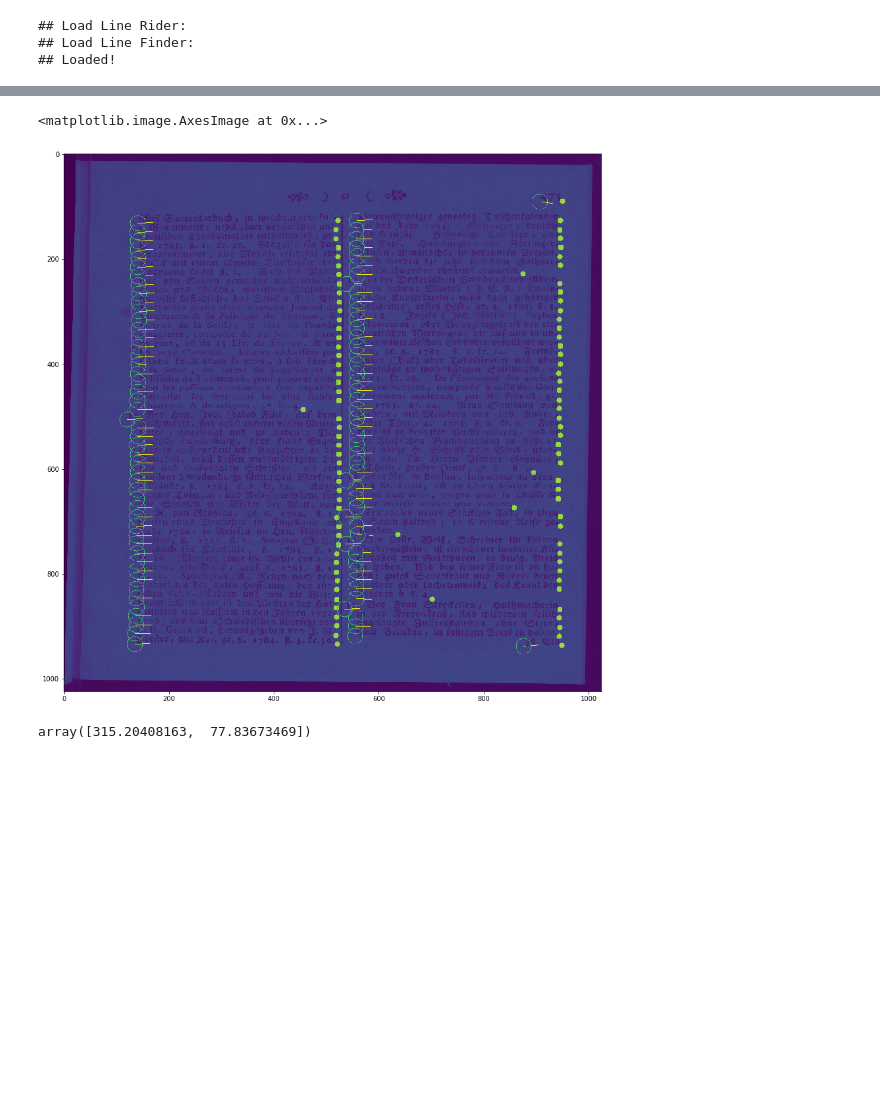
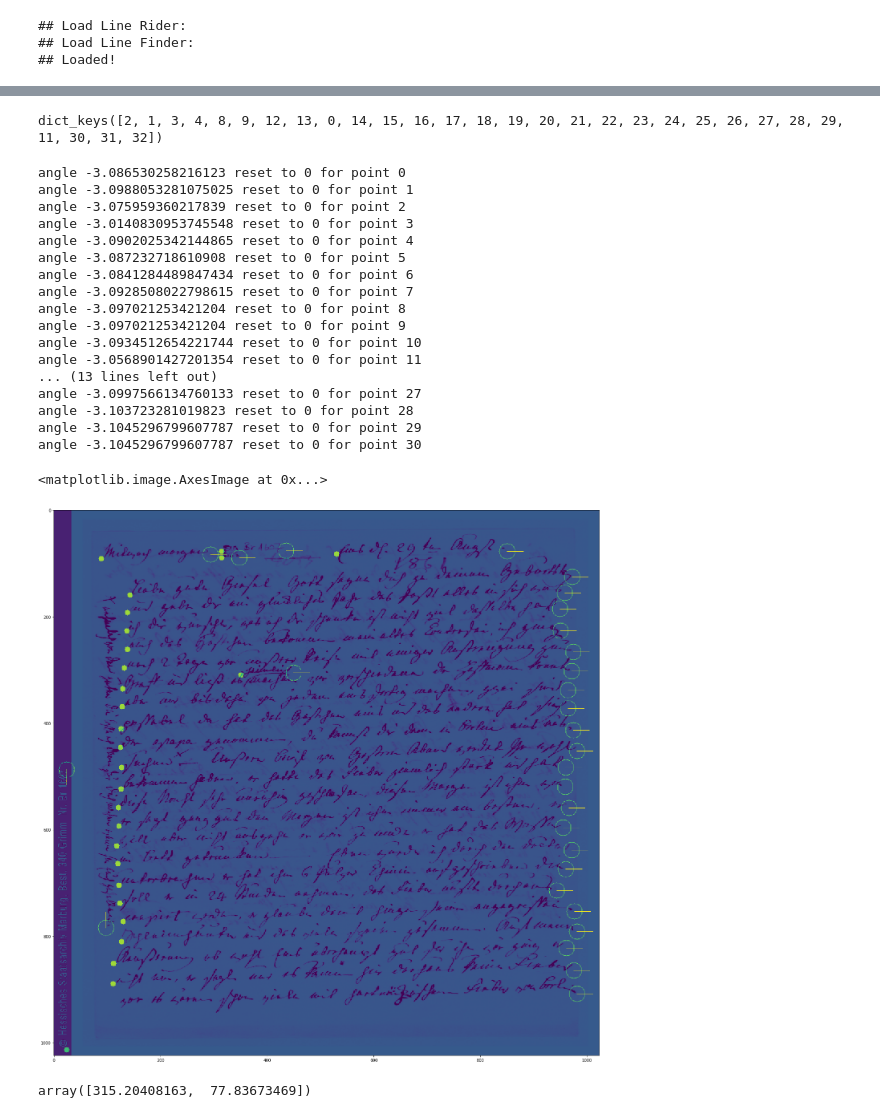
Before and after one commit to mwoedlinger/baseline-extract, a Jupyter notebook: demo/_inference_exp.ipynb, the cells around one changed output, grey strips where cells are left out. Drawn from its saved outputs; the diff is of its cells as text; code cells hidden in the pictures; blank space fills up the shorter version.

```diff
--- a/demo/_inference_exp.ipynb
+++ b/demo/_inference_exp.ipynb
@@ -186,8 +186,8 @@ class LineDetector:
         """
         segmentation = np.transpose(seg[0], (1, 2, 0))
 
-        probs_start_points = segmentation[:, :, self.class_idx['end_points']]#TODO: carefull
-        probs_end_points = segmentation[:, :, self.class_idx['start_points']]#TODO: carefull
+        probs_start_points = segmentation[:, :, self.class_idx['start_points']]#TODO: carefull
+        probs_end_points = segmentation[:, :, self.class_idx['end_points']]#TODO: carefull
         probs_baselines = segmentation[:, :, self.class_idx['baselines']]
         probs_border = segmentation[:, :, self.class_idx['text']]
 
@@ -345,7 +345,7 @@ class LineDetector:
 
                 seg_out = nn.Softmax()(seg_out)
                 start_points, end_points, angles, label_list = self.extract_start_points_and_angles(seg_out.cpu().detach().numpy())
-                return start_points, end_points, angles, label_list
+
                 sp_values = torch.tensor(list(start_points.values())).to(self.device_lr)
             else:
                 if with_segmentation:
@@ -370,6 +370,7 @@ class LineDetector:
                 sp_values = start_points.to(self.device_lr)
                 end_points = {}
 
+            return start_points, end_points, angles, label_list
             baselines = []
             ep_label_list = end_points.keys()
 
@@ -437,4 +438,4 @@ ld = LineDetector(config)
 # %%
 ds = DatasetInference(1024, "..\\data\\cBAD-ICDAR2019\\test", config["line_finder"]["use_GT_sp_and_angles"])
 # %%
-batch = ds[1000]
+batch = ds[0]
@@ -441,6 +446,9 @@ batch = ds[1000]
 # %%
-image = batch['image'].unsqueeze(0)
-image_seg_in = batch['seg_image'].unsqueeze(0)
+image = batch['image']#.unsqueeze(0)
+image_seg_in = batch['seg_image']#.unsqueeze(0)
 filename = batch['filename']
 width = batch['width']
 height = batch['height']
+if 'start_points' in batch.keys():
+    start_points_batch = batch['start_points']
+    angles_batch = batch['angles']
@@ -447,3 +554,7 @@ height = batch['height']
+# %%
+label_list
+# %% [output]
+dict_keys([2, 1, 3, 4, 8, 9, 12, 13, 0, 14, 15, 16, 17, 18, 19, 20, 21, 22, 23, 24, 25, 26, 27, 28, 29, 11, 30, 31, 32])
 # %%
 with torch.no_grad():
     seg_out = ld.line_finder_seg(image_seg_in)['out'].detach()
@@ -455,33 +566,50 @@ seg_out = sm(seg_out)
 # %%
 start_points, end_points, angles, label_list = ld.extract_start_points_and_angles(seg_out.detach().numpy())
 
 mask_img = np.zeros(image[0,0].shape, dtype=np.uint8)
 
 for l in label_list:
     p = tuple(start_points[l].astype(int))
     cv2.circle(mask_img, p, radius=15, color=8, thickness=1, lineType=8, shift=0)
     angle = angles[l]
     p2 = (int(p[0] + 30*np.cos(angle)), int(p[1] - 30*np.sin(angle)))
     cv2.line(mask_img, p, p2, color=12)
 
     if l in end_points.keys():
         p = end_points[l]
         cv2.circle(mask_img, tuple(p.astype(int)), radius=5, color=10, thickness=-1, lineType=8, shift=0)
 
 
 #for n, s in enumerate(new_sp):
 #    p = tuple(s)
 #    cv2.circle(mask_img, p, radius=5, color=13, thickness=-1, lineType=8, shift=0)
 #    angle = new_angles[n]
 #    p2 = (int(p[0] + 30*np.cos(angle)), int(p[1] - 30*np.sin(angle)))
 #    cv2.line(mask_img, p, p2, color=12)
 
 
-plt.figure(figsize=(15,15))
+plt.figure(figsize=(25,25))
 plt.imshow(mask_img+image[0,0,:,:].detach().numpy())
 # %% [output]
-<matplotlib.image.AxesImage at 0x...>
+angle -3.086530258216123 reset to 0 for point 0
+angle -3.0988053281075025 reset to 0 for point 1
+angle -3.075959360217839 reset to 0 for point 2
+angle -3.0140830953745548 reset to 0 for point 3
+angle -3.0902025342144865 reset to 0 for point 4
+angle -3.087232718610908 reset to 0 for point 5
+angle -3.0841284489847434 reset to 0 for point 6
+angle -3.0928508022798615 reset to 0 for point 7
+angle -3.097021253421204 reset to 0 for point 8
+angle -3.097021253421204 reset to 0 for point 9
+angle -3.0934512654221744 reset to 0 for point 10
+angle -3.0568901427201354 reset to 0 for point 11
+... (13 lines left out)
+angle -3.0997566134760133 reset to 0 for point 27
+angle -3.103723281019823 reset to 0 for point 28
+angle -3.1045296799607787 reset to 0 for point 29
+angle -3.1045296799607787 reset to 0 for point 30
+<matplotlib.image.AxesImage at 0x...>
-[figure, old version]
+[figure, new version]
 # %%
 def segmentation_postprocessing2(array: np.array, sigma, threshold, open_kernel, erode_size):
     """
```
Also changed, not shown: parts of 8 cells of this notebook, 10 other files.
